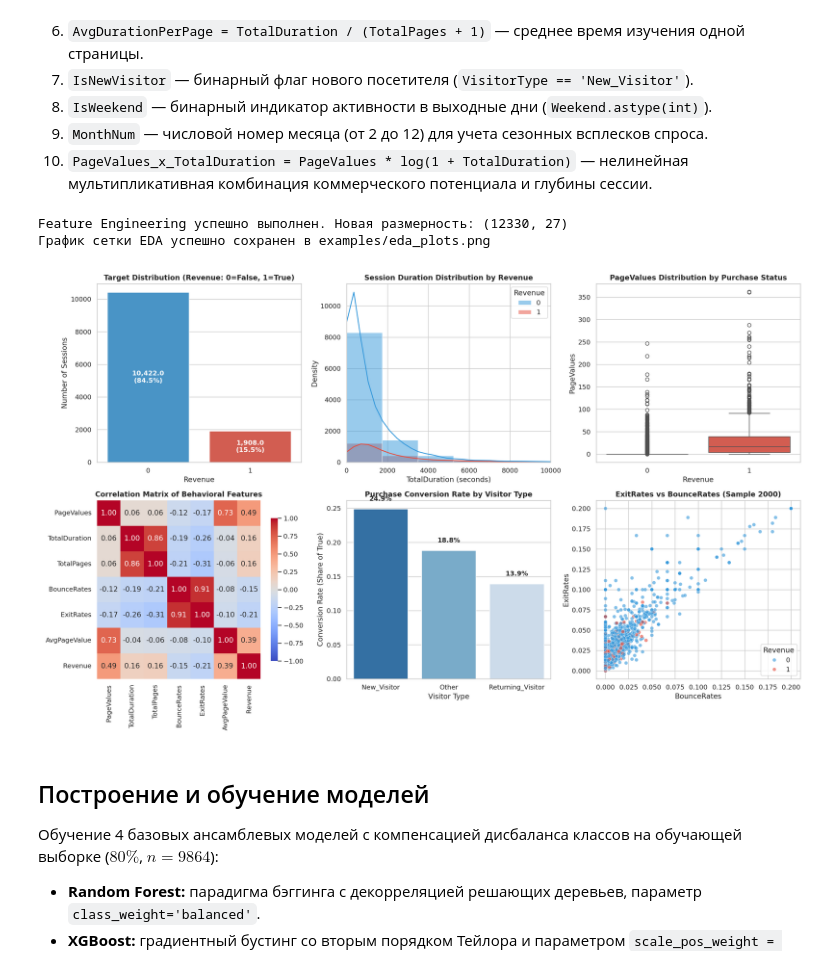
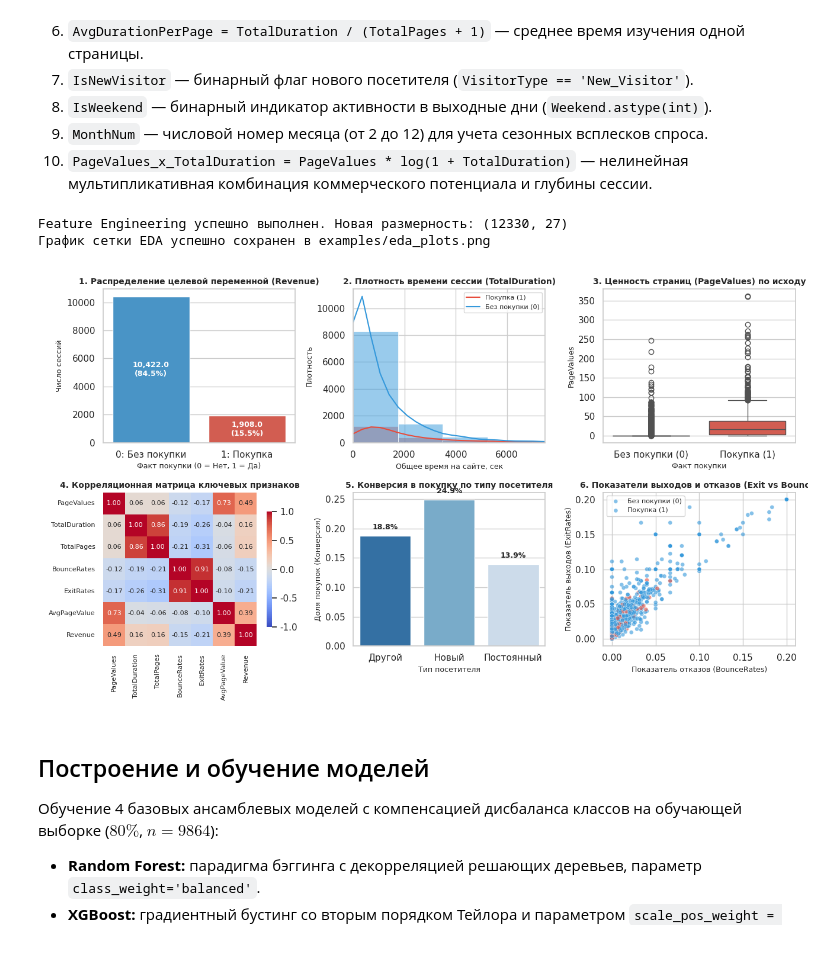
Before and after one commit to BratsunDanila/ml-course-bratsun, a Jupyter notebook: module-4-features/notebook.ipynb, the cells around one changed output. Drawn from its saved outputs; the diff is of its cells as text; code cells hidden in the pictures.

Commit message:
Polish Module 4: optimize figure scaling, labels, and typography for clean notebook layout

```diff
--- a/module-4-features/notebook.ipynb
+++ b/module-4-features/notebook.ipynb
@@ -181,48 +181,75 @@ df['PageValues_x_TotalDuration'] = df['PageValues'] * np.log1p(df['TotalDuration
 df['AdminPageRatio'] = df['Administrative'] / (df['TotalPages'] + 1)
 df['InfoPageRatio'] = df['Informational'] / (df['TotalPages'] + 1)
 
 # 6. Формирование финального списка предикторов
 feature_cols = [
     'Administrative', 'Administrative_Duration', 'Informational', 'Informational_Duration',
     'ProductRelated', 'ProductRelated_Duration', 'BounceRates', 'ExitRates', 'PageValues', 'SpecialDay',
     'OperatingSystems', 'Browser', 'Region', 'TrafficType', 'MonthNum', 'VisitorTypeEncoded', 'IsWeekend',
     'TotalPages', 'TotalDuration', 'AvgPageValue', 'BounceExitRatio', 'ProductPageRatio',
     'AvgDurationPerPage', 'IsNewVisitor', 'PageValues_x_TotalDuration', 'AdminPageRatio', 'InfoPageRatio'
 ]
 
 print(f"Feature Engineering успешно выполнен. Новая размерность: {df[feature_cols].shape}")
 
-# 7. Построение комплексной сетки EDA (2x3 графика)
-fig, axes = plt.subplots(2, 3, figsize=(18, 11), dpi=120)
+# 7. Построение комплексной сетки EDA (2x3 графика) с аккуратными размерами
+fig, axes = plt.subplots(2, 3, figsize=(13, 7.5), dpi=100)
+
+# График 1: Распределение целевой переменной
 sns.countplot(data=df, x='Revenue', ax=axes[0, 0], palette=['#3498db', '#e74c3c'], hue='Revenue', legend=False)
-axes[0, 0].set_title('Распределение классов (Revenue)', fontsize=11, fontweight='bold')
+axes[0, 0].set_title('1. Распределение целевой переменной (Revenue)', fontsize=10, fontweight='bold')
+axes[0, 0].set_xlabel('Факт покупки (0 = Нет, 1 = Да)', fontsize=9)
+axes[0, 0].set_ylabel('Число сессий', fontsize=9)
+axes[0, 0].set_xticks([0, 1])
+axes[0, 0].set_xticklabels(['0: Без покупки', '1: Покупка'])
 
+# График 2: Плотность времени сессии
 sns.histplot(data=df, x='TotalDuration', hue='Revenue', ax=axes[0, 1], bins=40, kde=True, palette=['#3498db', '#e74c3c'], common_norm=False)
-axes[0, 1].set_xlim(0, 8000)
-axes[0, 1].set_title('Плотность распределения TotalDuration по классам', fontsize=11, fontweight='bold')
+axes[0, 1].set_xlim(0, 7500)
+axes[0, 1].set_title('2. Плотность времени сессии (TotalDuration)', fontsize=10, fontweight='bold')
+axes[0, 1].set_xlabel('Общее время на сайте, сек', fontsize=9)
+axes[0, 1].set_ylabel('Плотность', fontsize=9)
+axes[0, 1].legend(['Покупка (1)', 'Без покупки (0)'], fontsize=8)
 
+# График 3: Boxplot ценности страниц
 sns.boxplot(data=df, x='Revenue', y='PageValues', ax=axes[0, 2], palette=['#3498db', '#e74c3c'], hue='Revenue', legend=False)
-axes[0, 2].set_title('Boxplot PageValues по исходу сессии', fontsize=11, fontweight='bold')
+axes[0, 2].set_title('3. Ценность страниц (PageValues) по исходу', fontsize=10, fontweight='bold')
+axes[0, 2].set_xlabel('Факт покупки', fontsize=9)
+axes[0, 2].set_ylabel('PageValues', fontsize=9)
+axes[0, 2].set_xticks([0, 1])
+axes[0, 2].set_xticklabels(['Без покупки (0)', 'Покупка (1)'])
 
+# График 4: Корреляционная матрица
 key_num = ['PageValues', 'TotalDuration', 'TotalPages', 'BounceRates', 'ExitRates', 'AvgPageValue', 'Revenue']
-sns.heatmap(df[key_num].corr(), annot=True, fmt='.2f', cmap='coolwarm', ax=axes[1, 0], cbar_kws={'shrink': 0.8})
-axes[1, 0].set_title('Корреляционная матрица признаков', fontsize=11, fontweight='bold')
+sns.heatmap(df[key_num].corr(), annot=True, fmt='.2f', cmap='coolwarm', ax=axes[1, 0], annot_kws={'size': 8}, cbar_kws={'shrink': 0.75})
+axes[1, 0].set_title('4. Корреляционная матрица ключевых признаков', fontsize=10, fontweight='bold')
+axes[1, 0].tick_params(labelsize=8)
 
-vis_agg = df.groupby('VisitorType')['Revenue'].mean().reset_index()
-sns.barplot(data=vis_agg, x='VisitorType', y='Revenue', ax=axes[1, 1], palette='Blues_r', hue='VisitorType', legend=False)
-axes[1, 1].set_title('Конверсия в покупку по типу посетителя', fontsize=11, fontweight='bold')
+# График 5: Конверсия по типу посетителя
+vis_labels = {'Returning_Visitor': 'Постоянный', 'New_Visitor': 'Новый', 'Other': 'Другой'}
+df_vis = df.copy()
+df_vis['VisitorTypeRu'] = df_vis['VisitorType'].map(vis_labels)
+vis_agg = df_vis.groupby('VisitorTypeRu')['Revenue'].mean().reset_index()
+sns.barplot(data=vis_agg, x='VisitorTypeRu', y='Revenue', ax=axes[1, 1], palette='Blues_r', hue='VisitorTypeRu', legend=False)
+axes[1, 1].set_title('5. Конверсия в покупку по типу посетителя', fontsize=10, fontweight='bold')
+axes[1, 1].set_ylabel('Доля покупок (Конверсия)', fontsize=9)
+axes[1, 1].set_xlabel('Тип посетителя', fontsize=9)
 
-sns.scatterplot(data=df.sample(2000, random_state=42), x='BounceRates', y='ExitRates', hue='Revenue', alpha=0.6, ax=axes[1, 2], palette=['#3498db', '#e74c3c'])
-axes[1, 2].set_title('BounceRates vs ExitRates (сэмпл 2000)', fontsize=11, fontweight='bold')
+# График 6: Показатели отказов и выходов
+sns.scatterplot(data=df.sample(1500, random_state=42), x='BounceRates', y='ExitRates', hue='Revenue', alpha=0.6, ax=axes[1, 2], palette=['#3498db', '#e74c3c'], s=25)
+axes[1, 2].set_title('6. Показатели выходов и отказов (Exit vs Bounce)', fontsize=10, fontweight='bold')
+axes[1, 2].set_xlabel('Показатель отказов (BounceRates)', fontsize=9)
+axes[1, 2].set_ylabel('Показатель выходов (ExitRates)', fontsize=9)
+axes[1, 2].legend(['Без покупки (0)', 'Покупка (1)'], fontsize=8)
 
 plt.tight_layout()
-plt.savefig('examples/eda_plots.png', dpi=150)
+plt.savefig('examples/eda_plots.png', dpi=100)
 plt.show()
 print("График сетки EDA успешно сохранен в examples/eda_plots.png")
 # %% [output]
 Feature Engineering успешно выполнен. Новая размерность: (12330, 27)
 График сетки EDA успешно сохранен в examples/eda_plots.png
-[figure, old version]
+[figure, new version]
 # %% [markdown]
 ## Построение и обучение моделей
 
```
Also changed, not shown: parts of 4 cells of this notebook, 7 other files.
